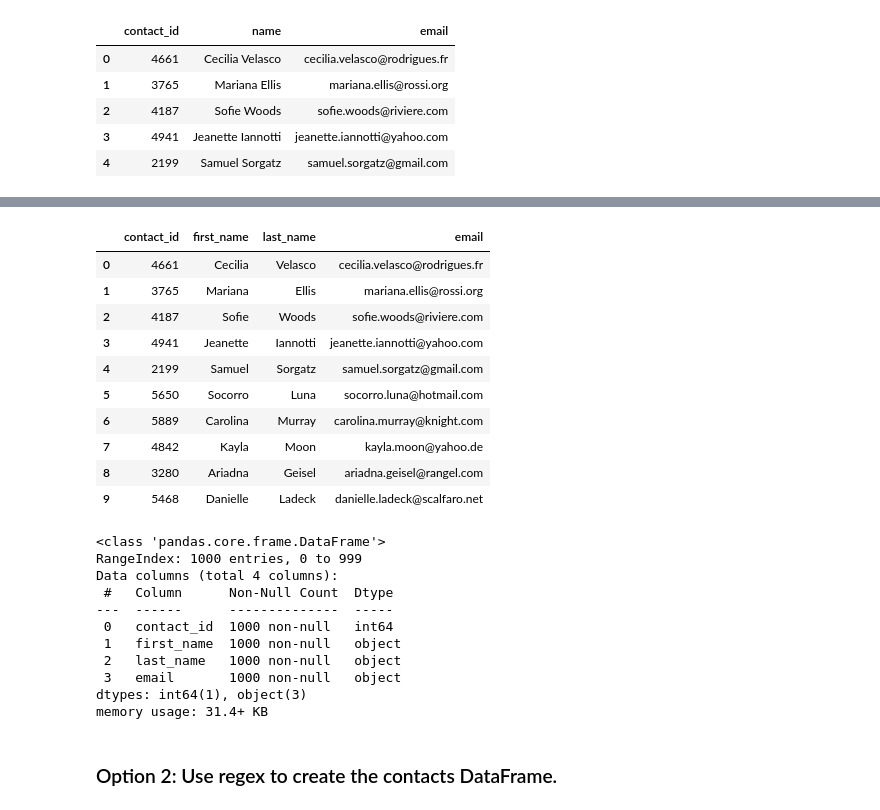
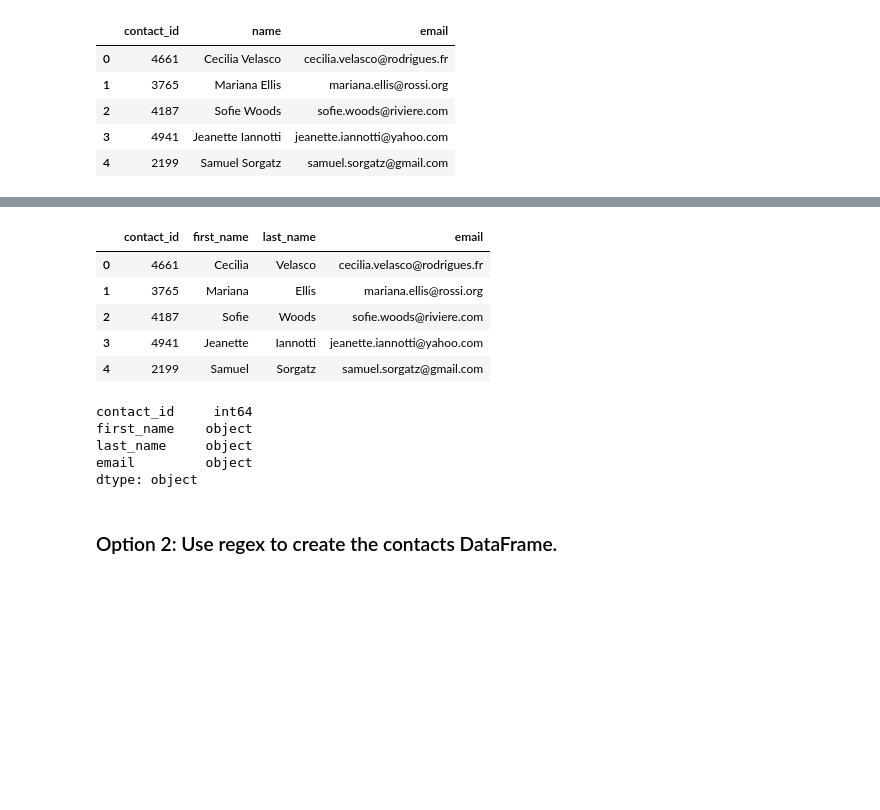
Before and after one commit to Cameron762/Crowdfunding_ETL, a Jupyter notebook: ETL_Mini_Project_CCarson.ipynb, the cells around one changed output, grey strips where cells are left out. Cells and saved outputs as stored; diff of their text form; code cells hidden in the pictures; blank space fills up the shorter version.

```diff
--- a/ETL_Mini_Project_CCarson_ZAirf.ipynb
+++ b/ETL_Mini_Project_CCarson.ipynb
@@ -266,6 +266,6 @@ campaign_cleaned.to_csv("Resources/campaign.csv", index=False)
 ### Extract the contacts.xlsx Data.
 # %%
 # Read the data into a Pandas DataFrame. Use the `header=2` parameter when reading in the data.
-contact_info_df = pd.read_excel('Resources/contacts.xlsx', header=2)
+contact_info_df = pd.read_excel('Resources/contacts.xlsx', header=3)
 contact_info_df.head()
 # %% [output]
@@ -291,15 +291,21 @@ Then export the DataFrame as a `contacts.csv` CSV file.
 # Iterate through the contact_info_df and convert each row to a dictionary.
 import json
 dict_values = []
+for index,row in contact_info_df.iterrows():
+    json_data = json.loads(row[0])
+    json_list = [x for y,x in json_data.items()]
+    dict_values.append(json_list)
 
-
-# Print out the list of values for each row.
+# Print out the list of dictionaries
 print(dict_values)
 # %% [output]
 [[4661, 'Cecilia Velasco', 'cecilia.velasco@rodrigues.fr'], [3765, 'Mariana Ellis', 'mariana.ellis@rossi.org'], [4187, 'Sofie Woods', 'sofie.woods@riviere.com'], [4941, 'Jeanette Iannotti', 'jeanette. ...
 # %%
 # Create a contact_info DataFrame and add each list of values, i.e., each row
 # to the 'contact_id', 'name', 'email' columns.
+contact_unamed = pd.DataFrame(dict_values)
+contact_info = contact_unamed.rename(columns = {0:'contact_id',1:'name',2:'email'})
+contact_info.head(5)
 # %% [output]
 |  | contact_id | name | email |
 | 0 | 4661 | Cecilia Velasco | cecilia.velasco@rodrigues.fr |
@@ -323,8 +324,10 @@ memory usage: 23.6+ KB
 # %%
 # Create a "first"name" and "last_name" column with the first and last names from the "name" column.
-
+contact_info[['first_name','last_name']] = contact_info['name'].str.split(' ',n=1,expand = True)
 
 # Drop the contact_name column
+contacts_df_clean = contact_info.drop('name',axis=1)
+contacts_df_clean.head(5)
 # %% [output]
 |  | contact_id | email | first_name | last_name |
 | 0 | 4661 | cecilia.velasco@rodrigues.fr | Cecilia | Velasco |
@@ -340,31 +338,23 @@ memory usage: 23.6+ KB
 # %%
 # Reorder the columns
+contacts_df_clean = contacts_df_clean[['contact_id','first_name','last_name','email']]
+contacts_df_clean.head(5)
 # %% [output]
 |  | contact_id | first_name | last_name | email |
 | 0 | 4661 | Cecilia | Velasco | cecilia.velasco@rodrigues.fr |
 | 1 | 3765 | Mariana | Ellis | mariana.ellis@rossi.org |
 | 2 | 4187 | Sofie | Woods | sofie.woods@riviere.com |
 | 3 | 4941 | Jeanette | Iannotti | jeanette.iannotti@yahoo.com |
 | 4 | 2199 | Samuel | Sorgatz | samuel.sorgatz@gmail.com |
-| 5 | 5650 | Socorro | Luna | socorro.luna@hotmail.com |
-| 6 | 5889 | Carolina | Murray | carolina.murray@knight.com |
-| 7 | 4842 | Kayla | Moon | kayla.moon@yahoo.de |
-| 8 | 3280 | Ariadna | Geisel | ariadna.geisel@rangel.com |
-| 9 | 5468 | Danielle | Ladeck | danielle.ladeck@scalfaro.net |
 # %%
 # Check the datatypes one more time before exporting as CSV file.
+contacts_df_clean.dtypes
 # %% [output]
-<class 'pandas.core.frame.DataFrame'>
-RangeIndex: 1000 entries, 0 to 999
-Data columns (total 4 columns):
- #   Column      Non-Null Count  Dtype
----  ------      --------------  -----
- 0   contact_id  1000 non-null   int64
- 1   first_name  1000 non-null   object
- 2   last_name   1000 non-null   object
- 3   email       1000 non-null   object
-dtypes: int64(1), object(3)
-memory usage: 31.4+ KB
+contact_id     int64
+first_name    object
+last_name     object
+email         object
+dtype: object
 # %%
 # Export the DataFrame as a CSV file.
 contacts_df_clean.to_csv("Resources/contacts.csv", encoding='utf8', index=False)
```
Also changed, not shown: parts of 12 cells of this notebook, 3 other files.
